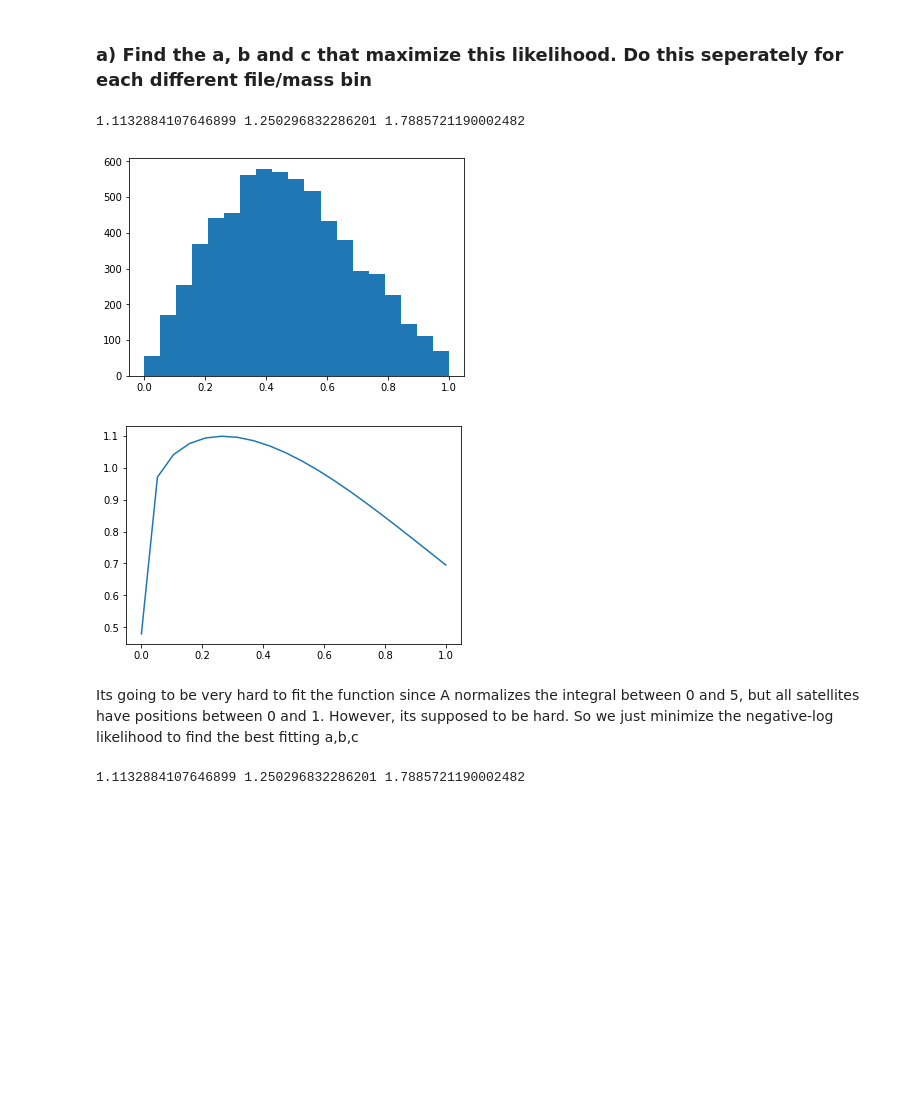
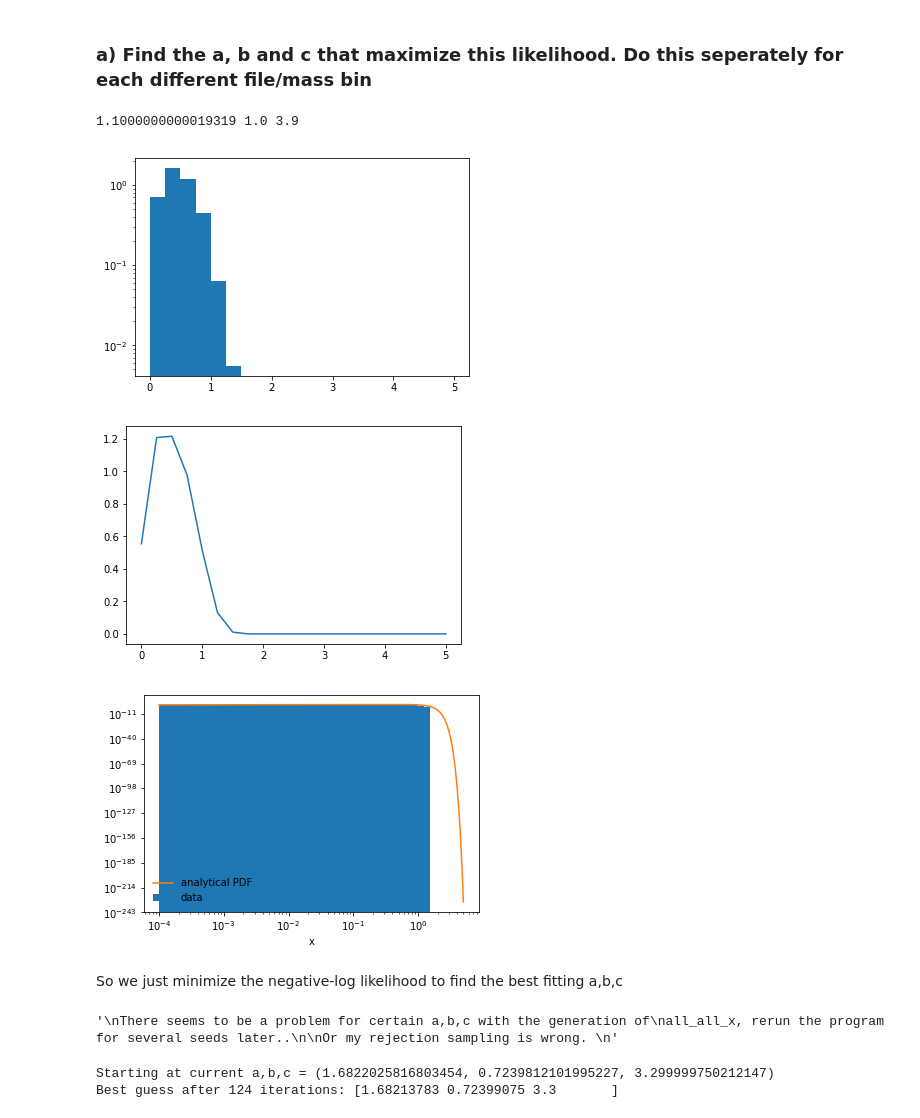
Before and after one commit to ErikOsinga/numerical_recipies, a Jupyter notebook: assignment1/assignment1_osinga.ipynb, the cells around one changed output. Cells and saved outputs as stored; diff of their text form; code cells hidden in the pictures; blank space fills up the shorter version.

```diff
--- a/assignment1/assignment1_osinga.ipynb
+++ b/assignment1/assignment1_osinga.ipynb
@@ -1322,26 +1344,33 @@ all_satellites = [satellite for satellites in all_halos_satellites
                   for satellite in satellites]
 # %%
 # Just for plotting purposes
-all_x = np.linspace(1e-4,1,20)
+all_x = np.linspace(1e-4,5,21)
 
-all_x_log = np.logspace(np.log10(1e-4),np.log10(1),20)
+all_x_log = np.logspace(np.log10(1e-4),np.log10(5),21)
 
 print (a,b,c)
 
-plt.hist(all_satellites,density=False, bins=all_x)
+plt.hist(all_satellites,density=True, bins=all_x)
+plt.yscale('log')
 plt.show()
 
 plt.plot(all_x,pdfRadii(all_x))
 plt.show()
+
+# Analytical function
+plt.plot(all_x, pdfRadii(all_x),label='analytical PDF',c='C1') # plot N(x)=n(x)*4pi*x^2
+
+plt.hist(all_satellites,density=True, bins=all_x, label='data')
+
+plt.legend(frameon=False)
+plt.xlabel('x')
+plt.yscale('log')
+plt.xscale('log')
+plt.show()
 # %% [output]
-1.1132884107646899 1.250296832286201 1.7885721190002482
+1.1000000000019319 1.0 3.9
-[figure, old version]
+[figure, new version]
-[figure, old version]
+[figure, new version]
+[figure, added]
 # %% [markdown]
-Its going to be very hard to fit the function since A normalizes the integral between 0 and 5, but all satellites have positions between 0 and 1. However, its supposed to be hard. So we just minimize the negative-log likelihood to find the best fitting a,b,c
+So we just minimize the negative-log likelihood to find the best fitting a,b,c
-# %%
-# First check if the negative log-likelihood is minimized
-# for a,b,c that we know
-print (a,b,c)
-# %% [output]
-1.1132884107646899 1.250296832286201 1.7885721190002482
@@ -1347,0 +1458,20 @@ print (a,b,c)
+# %%
+"""
+There seems to be a problem for certain a,b,c with the generation of
+all_all_x, rerun the program for several seeds later..
+
+Or my rejection sampling is wrong.
+"""
+# %% [output]
+'\nThere seems to be a problem for certain a,b,c with the generation of\nall_all_x, rerun the program for several seeds later..\n\nOr my rejection sampling is wrong. \n'
+# %%
+# We minimize with the downhill simplex method
+# Function to minimize
+minfunc = lambda x, y, z: neglogL(x,y,z,xi=all_satellites)
+print (f"Starting at current a,b,c = {a,b,c}")
+best, vertices, it = downhill_simplexND(minfunc, [a,b,c]
+                                    , 0.01,tol=1e-15,maxIter=500)
+print (f"Best guess after {it} iterations: {best}")
+# %% [output]
+Starting at current a,b,c = (1.6822025816803454, 0.7239812101995227, 3.299999750212147)
+Best guess after 124 iterations: [1.68213783 0.72399075 3.3       ]
```
Also changed, not shown: parts of 5 cells of this notebook, 21 other files.
